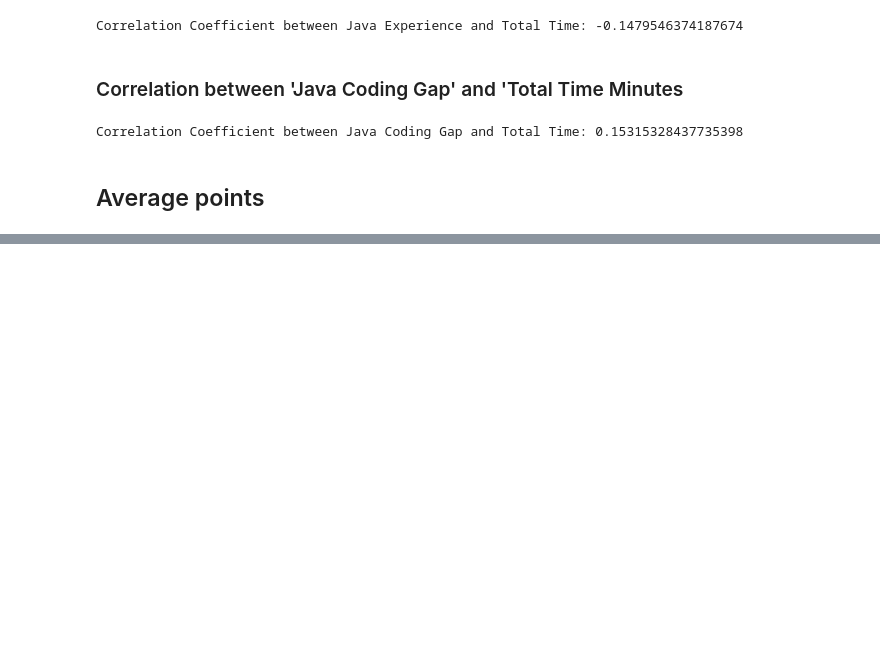
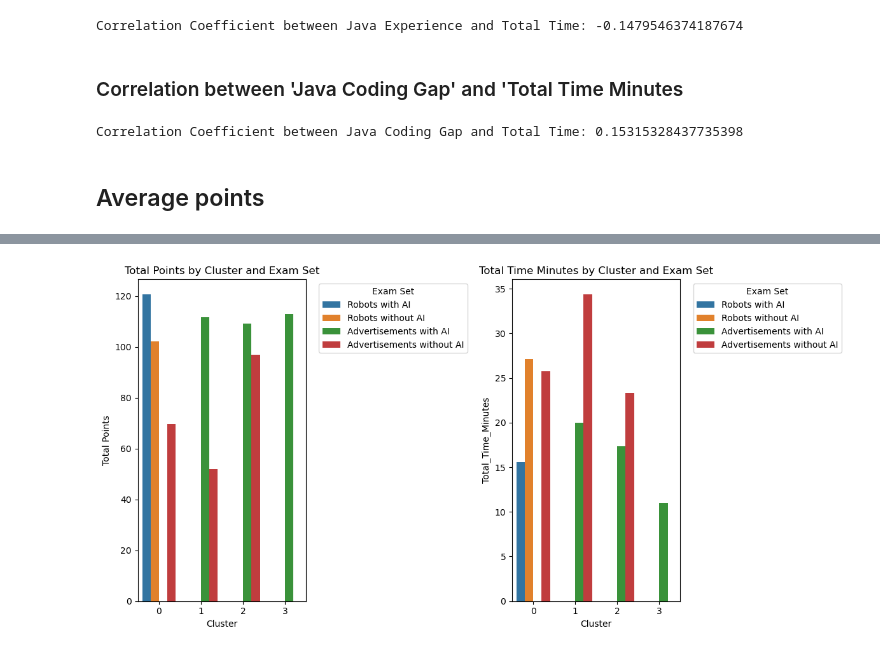
Before and after one commit to cseetreview/review_project, a Jupyter notebook: dataanalysis copy.ipynb, the cells around one changed output, grey strips where cells are left out. Drawn from its saved outputs; the diff is of its cells as text; code cells hidden in the pictures; blank space fills up the shorter version.

Commit message:
Update with cluster analysis

```diff
--- a/dataanalysis copy.ipynb
+++ b/dataanalysis copy.ipynb
@@ -5,13 +5,10 @@ import pandas as pd
 import numpy as np
 import matplotlib.pyplot as plt
 import seaborn as sns
+from scipy.stats import f_oneway
 from scipy.stats import ttest_ind
-from scipy.stats import shapiro
-from scipy.stats import levene
-from scipy.stats import ttest_ind
-from scipy.stats import mannwhitneyu
 
-data = pd.read_csv('promptCount (1).csv', delimiter=';')
+data = pd.read_csv('promptCount.csv', delimiter=';')
 
 print(data.head())
 # %% [output]
@@ -540,0 +617,32 @@ plt.show()
+# %%
+# Group the data by clusters and exam sets
+robots_with_ai_stats = robots_with_ai.groupby('Cluster')['Total Points', 'Total_Time_Minutes'].mean().reset_index()
+robots_without_ai_stats = robots_without_ai.groupby('Cluster')['Total Points', 'Total_Time_Minutes'].mean().reset_index()
+ads_with_ai_stats = ads_with_ai.groupby('Cluster')['Total Points', 'Total_Time_Minutes'].mean().reset_index()
+ads_without_ai_stats = ads_without_ai.groupby('Cluster')['Total Points', 'Total_Time_Minutes'].mean().reset_index()
+
+# Assign labels to distinguish the data
+robots_with_ai_stats['Exam Set'] = 'Robots with AI'
+robots_without_ai_stats['Exam Set'] = 'Robots without AI'
+ads_with_ai_stats['Exam Set'] = 'Advertisements with AI'
+ads_without_ai_stats['Exam Set'] = 'Advertisements without AI'
+
+# Combine all data into a single DataFrame for plotting
+all_data = pd.concat([robots_with_ai_stats, robots_without_ai_stats, ads_with_ai_stats, ads_without_ai_stats])
+
+# Create the plots
+plt.figure(figsize=(12, 6))
+plt.subplot(1, 2, 1)
+sns.barplot(x='Cluster', y='Total Points', hue='Exam Set', data=all_data)
+plt.title('Total Points by Cluster and Exam Set')
+plt.legend(title='Exam Set', bbox_to_anchor=(1.05, 1), loc='upper left')
+
+plt.subplot(1, 2, 2)
+sns.barplot(x='Cluster', y='Total_Time_Minutes', hue='Exam Set', data=all_data)
+plt.title('Total Time Minutes by Cluster and Exam Set')
+plt.legend(title='Exam Set', bbox_to_anchor=(1.05, 1), loc='upper left')
+
+plt.tight_layout()
+plt.show()
+# %% [output]
+[figure, added]
```
Also changed, not shown: parts of 9 cells of this notebook, 2 other files.
